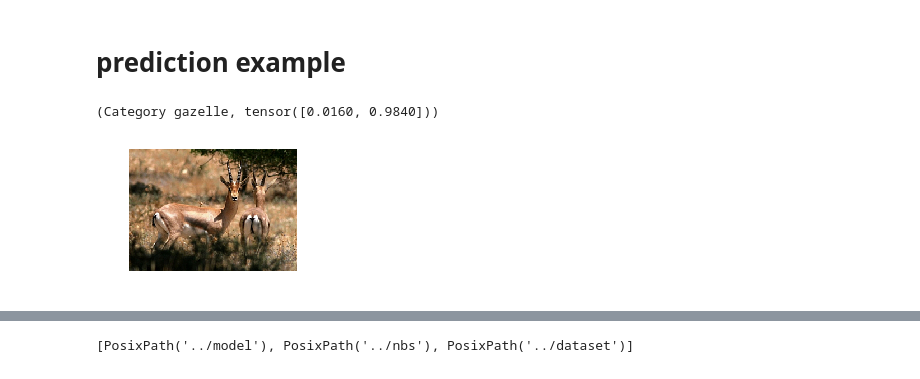
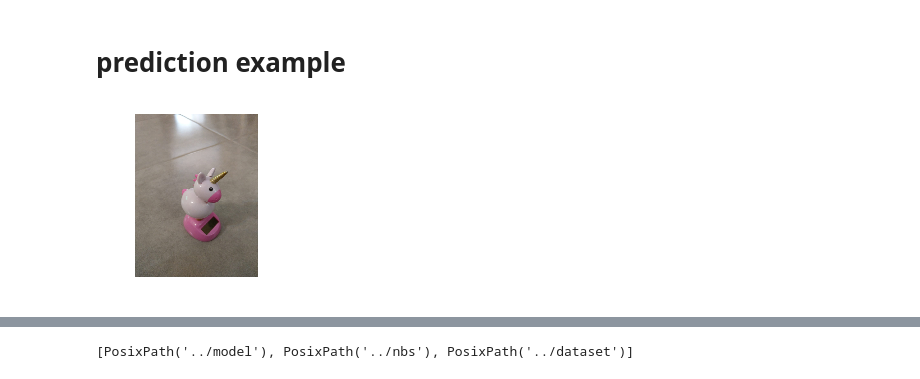
Before and after one commit to yonigottesman/beast, a Jupyter notebook: ai/nbs/learner.ipynb, the cells around one changed output, grey strips where cells are left out. Drawn from its saved outputs; the diff is of its cells as text; code cells hidden in the pictures.

```diff
--- a/ai/nbs/learner.ipynb
+++ b/ai/nbs/learner.ipynb
@@ -91,8 +91,8 @@ learn.export('../model/model.pkl')
 # %%
 path = Path()
 img = open_image('/home/jupyter/beast_model/example.jpg')
-img.show()
+img2 = open_image('/home/yonigo10/WhatsApp Image 2019-04-20 at 12.09.17.jpeg')
+img2.show()
 # %% [output]
-(Category gazelle, tensor([0.0160, 0.9840]))
-[figure, old version]
+[figure, new version]
 # %%
```
Also changed, not shown: parts of 7 cells of this notebook, 1 other file.
